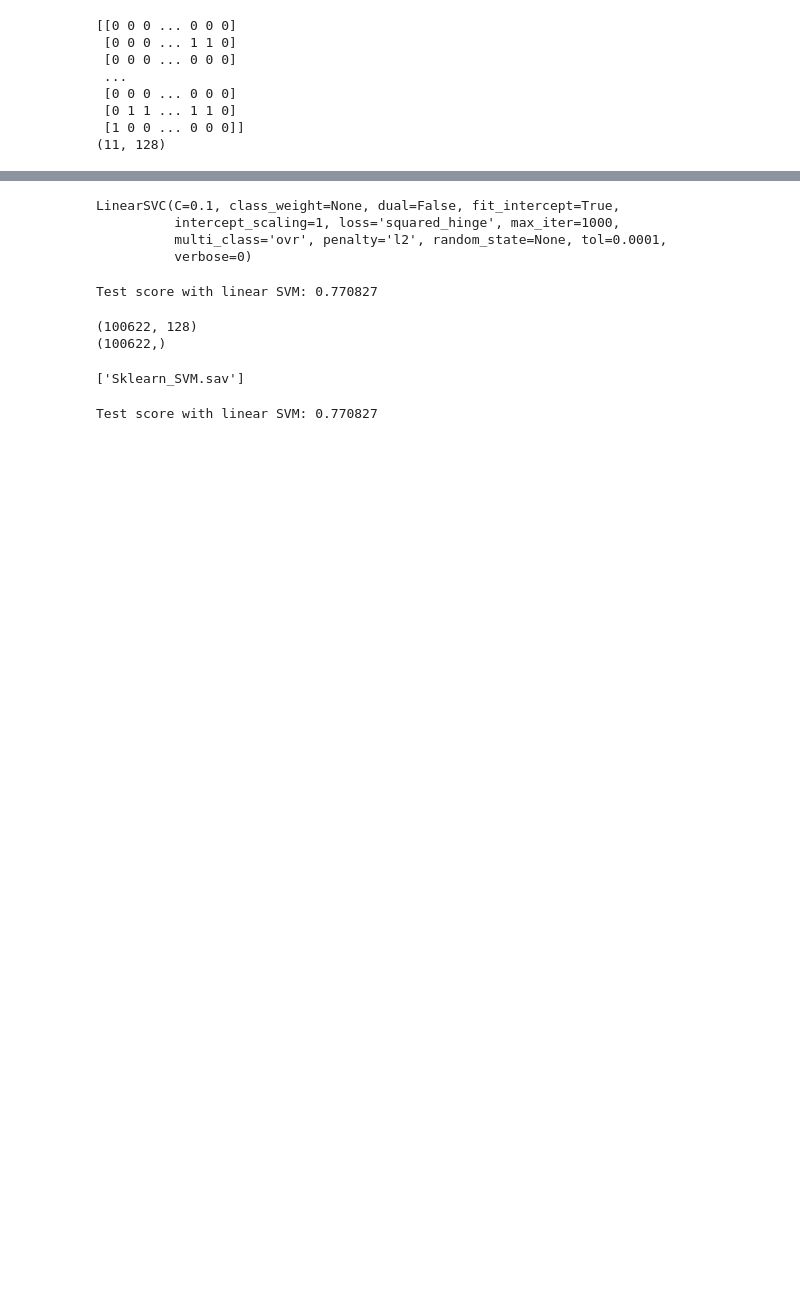
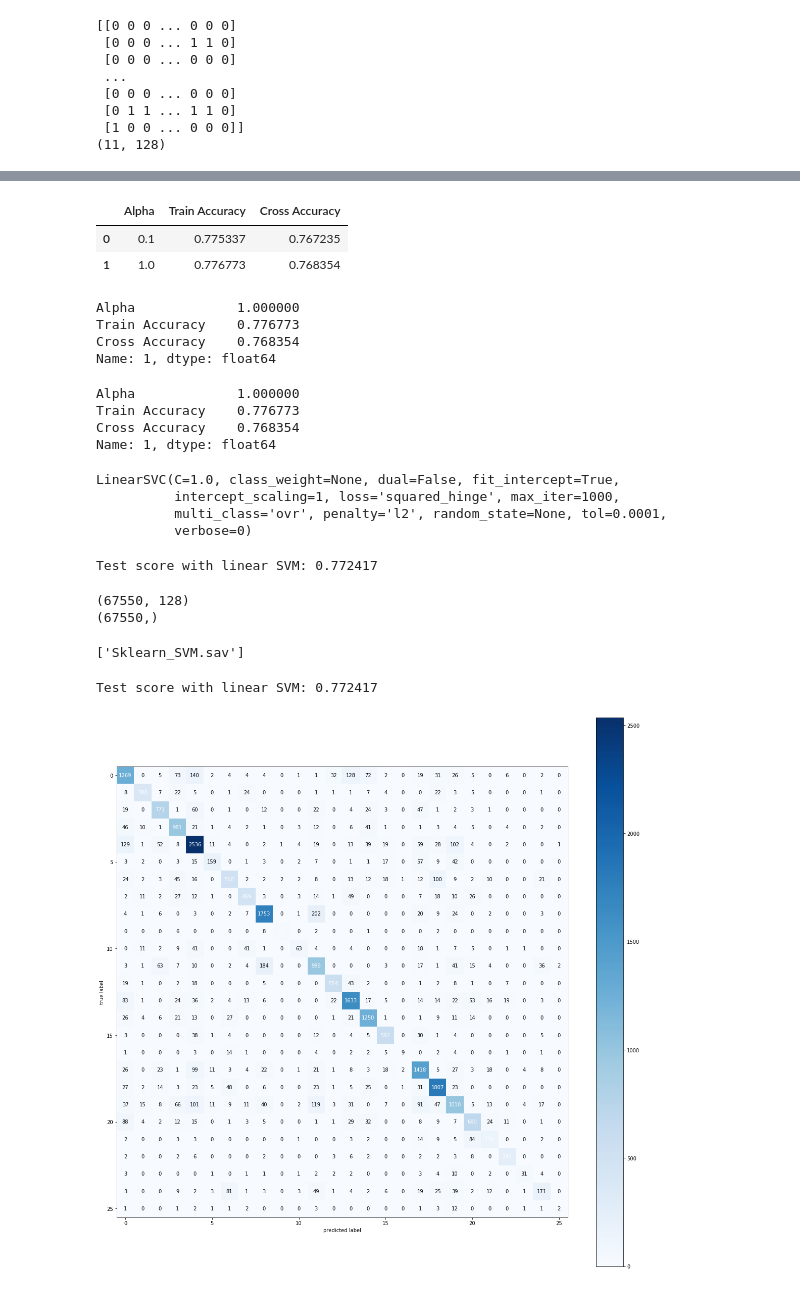
Before and after one commit to vucongduy192/PyCRF, a Jupyter notebook: SVM_sklearn.ipynb, the cells around one changed output, grey strips where cells are left out. Drawn from its saved outputs; the diff is of its cells as text; code cells hidden in the pictures; blank space fills up the shorter version.

Commit message:
Add: using cross validation tunning LinearSVM parameter

```diff
--- a/SVM_sklearn.ipynb
+++ b/SVM_sklearn.ipynb
@@ -72,0 +81,7 @@ print (X_train[0][0])
+# %%
+X_train = np.vstack(X_train)
+y_train = np.hstack(y_train)
+X_cross = np.vstack(X_cross)
+y_cross = np.hstack(y_cross)
+X_test = np.vstack(X_test)
+y_test = np.hstack(y_test)
@@ -73,24 +100,49 @@ print (X_train[0][0])
+# %%
+matrix = np.matrix(np.c_[list_alpha, score_train, score_cross])
+models = pd.DataFrame(data = matrix, columns =
+             ['Alpha', 'Train Accuracy', 'Cross Accuracy'])
+models.head(n=10)
+# %% [output]
+|  | Alpha | Train Accuracy | Cross Accuracy |
+| 0 | 0.1 | 0.775337 | 0.767235 |
+| 1 | 1.0 | 0.776773 | 0.768354 |
+# %%
+best_index_model = models['Cross Accuracy'].idxmax()
+model_describe = models.iloc[best_index_model][:]
+model_describe
+# %% [output]
+Alpha             1.000000
+Train Accuracy    0.776773
+Cross Accuracy    0.768354
+Name: 1, dtype: float64
+# %%
+models.iloc[best_index_model][:]
+# %% [output]
+Alpha             1.000000
+Train Accuracy    0.776773
+Cross Accuracy    0.768354
+Name: 1, dtype: float64
 # %%
 # Train linear SVM
-svm = LinearSVC(dual=False, C=.1)
+svm = LinearSVC(dual=False,
+                C=models.iloc[best_index_model]['Alpha'])
 # flatten input
 svm.fit(np.vstack(X_train), np.hstack(y_train))
 # %% [output]
-LinearSVC(C=0.1, class_weight=None, dual=False, fit_intercept=True,
+LinearSVC(C=1.0, class_weight=None, dual=False, fit_intercept=True,
           intercept_scaling=1, loss='squared_hinge', max_iter=1000,
           multi_class='ovr', penalty='l2', random_state=None, tol=0.0001,
           verbose=0)
 # %%
-print("Test score with linear SVM: %f" % svm.score(np.vstack(X_test),
-                                                   np.hstack(y_test)))
+print("Test score with linear SVM: %f" % svm.score(X_test, y_test))
 # %% [output]
-Test score with linear SVM: 0.770827
+Test score with linear SVM: 0.772417
 # %%
-print (np.vstack(X_train).shape)
-print (np.hstack(y_train).shape)
+print (X_train.shape)
+print (y_train.shape)
 # %% [output]
-(100622, 128)
-(100622,)
+(67550, 128)
+(67550,)
 # %%
 # Save model
 from sklearn.externals import joblib
@@ -101,7 +153,14 @@ joblib.dump(svm, 'Sklearn_SVM.sav')
 from sklearn.externals import joblib
 model = joblib.load('Sklearn_SVM.sav')
 # %%
-print("Test score with linear SVM: %f" % model.score(np.vstack(X_test),
-                                                   np.hstack(y_test)))
+print("Test score with linear SVM: %f" % model.score(X_test, y_test))
 # %% [output]
-Test score with linear SVM: 0.770827
+Test score with linear SVM: 0.772417
+# %%
+confusion_matrix = metrics.confusion_matrix(y_test, model.predict(X_test))
+fig, ax = plot_confusion_matrix(conf_mat=confusion_matrix,
+                                colorbar=True,
+                                figsize=(20, 20))
+plt.show()
+# %% [output]
+[figure, added]
```
Also changed, not shown: parts of 6 cells of this notebook.
